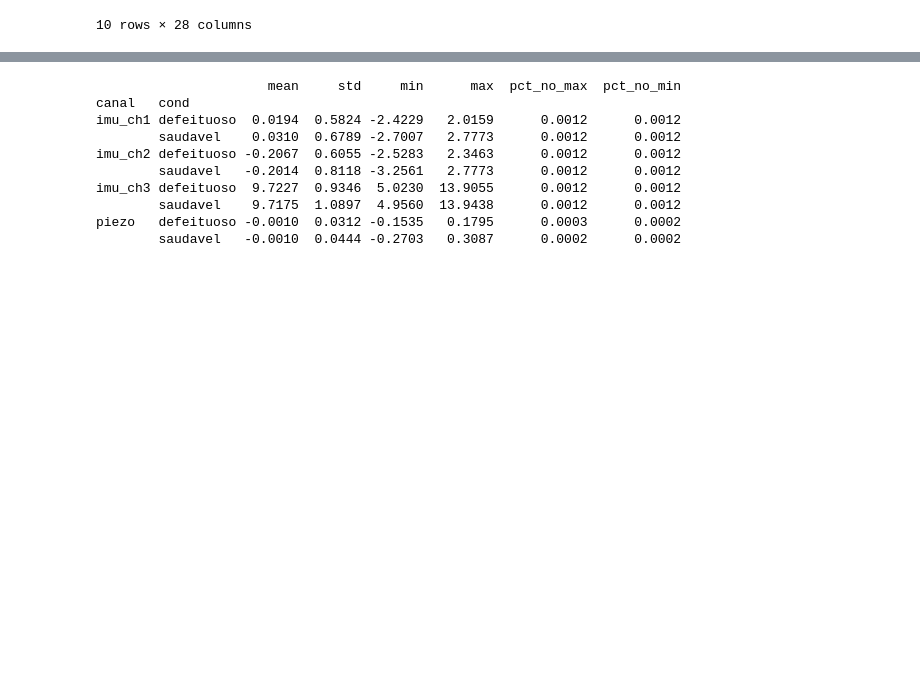
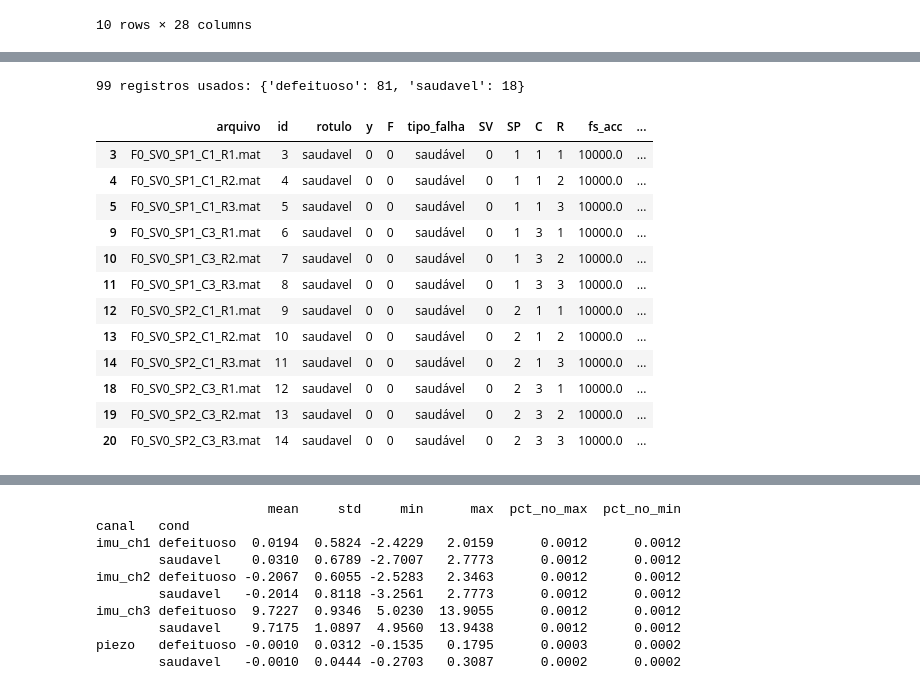
Before and after one commit to silvanio45/drone-vibration-analysis, a Jupyter notebook: notebooks/1_selecao_e_preparacao.ipynb, the cells around one changed output, grey strips where cells are left out. Cells and saved outputs as stored; diff of their text form; code cells hidden in the pictures; blank space fills up the shorter version.

```diff
--- a/notebooks/1_selecao_e_preparacao.ipynb
+++ b/notebooks/1_selecao_e_preparacao.ipynb
@@ -116,0 +153,63 @@ sel.head(10)
+# %%
+# Tabela 1: um registro por linha (os 99 usados)
+N = 20000  # janela de 2 s a 10 kHz (mesmo valor do janelamento abaixo)
+TIPO = {0: "saudável", 1: "corte na borda", 2: "trinca", 3: "corte na superfície"}  # convenção do DronePropA
+
+tab_reg = sel[["arquivo", "id", "rotulo", "y", "F", "SV", "SP", "C", "R", "fs_acc", "n_acc_sig", "dur_acc"]].copy()
+tab_reg.insert(5, "tipo_falha", tab_reg["F"].map(TIPO))
+tab_reg["n_jan"] = (tab_reg["n_acc_sig"] // N).astype(int)
+tab_reg["R"] = tab_reg["R"].astype("Int64")
+tab_reg.to_csv("../results/tables/registros_selecionados_resumo.csv", index=False)
+print(f"{len(tab_reg)} registros usados:", tab_reg["rotulo"].value_counts().to_dict())
+display(tab_reg.head(12))
+
+# Tabela 2: um grupo de comparação (SP, C) por linha, incluindo o que foi excluído
+def motivo(g):
+    if (g["SP"] == 0).all():
+        return "excluído: SP0 só tem saudáveis"
+    if g["copias"].all():
+        return "excluído: cópias idênticas dos C1"
+    return "usado"
+
+linhas = []
+for (sp, c), g in df.groupby(["SP", "C"]):
+    for rot, gg in g.groupby("rotulo"):
+        linhas.append({"SP": sp, "C": c, "rotulo": rot, "n_reg": len(gg),
+                       "dur_s": "/".join(str(int(d)) for d in sorted(gg["dur_acc"].unique())),
+                       "situacao": motivo(gg)})
+grupos = pd.DataFrame(linhas)
+
+usados = grupos[grupos["situacao"] == "usado"]
+piv = usados.pivot_table(index=["SP", "C"], columns="rotulo", values="n_reg", fill_value=0)
+dur = usados.pivot_table(index=["SP", "C"], columns="rotulo", values="dur_s", aggfunc="first")
+resumo = pd.DataFrame({
+    "saudáveis": piv.get("saudavel", 0).astype(int),
+    "defeituosos": piv.get("defeituoso", 0).astype(int),
+    "dur. saudável (s)": dur.get("saudavel"),
+    "dur. defeituoso (s)": dur.get("defeituoso"),
+}).reset_index()
+resumo["comparação"] = np.where(resumo["saudáveis"] > 0,
+                                "saudável × defeituoso no mesmo SP e C",
+                                "sem saudável próprio: comparar com C1 do mesmo SP")
+resumo = resumo.fillna("—")
+resumo.to_csv("../results/tables/grupos_comparacao.csv", index=False)
+
+print("\nGrupos usados (SP, C):")
+print(resumo.to_string(index=False))
+print("\nExcluídos:")
+print(grupos[grupos["situacao"] != "usado"].to_string(index=False))
+# %% [output]
+99 registros usados: {'defeituoso': 81, 'saudavel': 18}
+|  | arquivo | id | rotulo | y | F | tipo_falha | SV | SP | C | R | fs_acc | ... |
+| 3 | F0_SV0_SP1_C1_R1.mat | 3 | saudavel | 0 | 0 | saudável | 0 | 1 | 1 | 1 | 10000.0 | ... |
+| 4 | F0_SV0_SP1_C1_R2.mat | 4 | saudavel | 0 | 0 | saudável | 0 | 1 | 1 | 2 | 10000.0 | ... |
+| 5 | F0_SV0_SP1_C1_R3.mat | 5 | saudavel | 0 | 0 | saudável | 0 | 1 | 1 | 3 | 10000.0 | ... |
+| 9 | F0_SV0_SP1_C3_R1.mat | 6 | saudavel | 0 | 0 | saudável | 0 | 1 | 3 | 1 | 10000.0 | ... |
+| 10 | F0_SV0_SP1_C3_R2.mat | 7 | saudavel | 0 | 0 | saudável | 0 | 1 | 3 | 2 | 10000.0 | ... |
+| 11 | F0_SV0_SP1_C3_R3.mat | 8 | saudavel | 0 | 0 | saudável | 0 | 1 | 3 | 3 | 10000.0 | ... |
+| 12 | F0_SV0_SP2_C1_R1.mat | 9 | saudavel | 0 | 0 | saudável | 0 | 2 | 1 | 1 | 10000.0 | ... |
+| 13 | F0_SV0_SP2_C1_R2.mat | 10 | saudavel | 0 | 0 | saudável | 0 | 2 | 1 | 2 | 10000.0 | ... |
+| 14 | F0_SV0_SP2_C1_R3.mat | 11 | saudavel | 0 | 0 | saudável | 0 | 2 | 1 | 3 | 10000.0 | ... |
+| 18 | F0_SV0_SP2_C3_R1.mat | 12 | saudavel | 0 | 0 | saudável | 0 | 2 | 3 | 1 | 10000.0 | ... |
+| 19 | F0_SV0_SP2_C3_R2.mat | 13 | saudavel | 0 | 0 | saudável | 0 | 2 | 3 | 2 | 10000.0 | ... |
+| 20 | F0_SV0_SP2_C3_R3.mat | 14 | saudavel | 0 | 0 | saudável | 0 | 2 | 3 | 3 | 10000.0 | ... |
```
Also changed, not shown: parts of 12 cells of this notebook, 4 other files.
